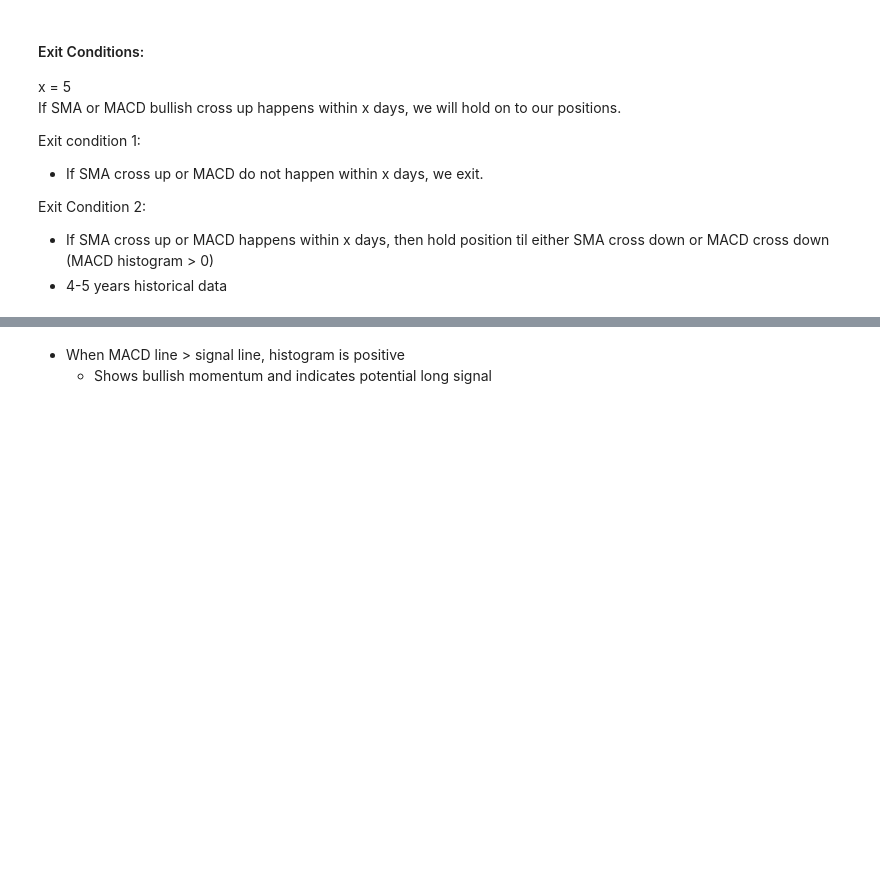
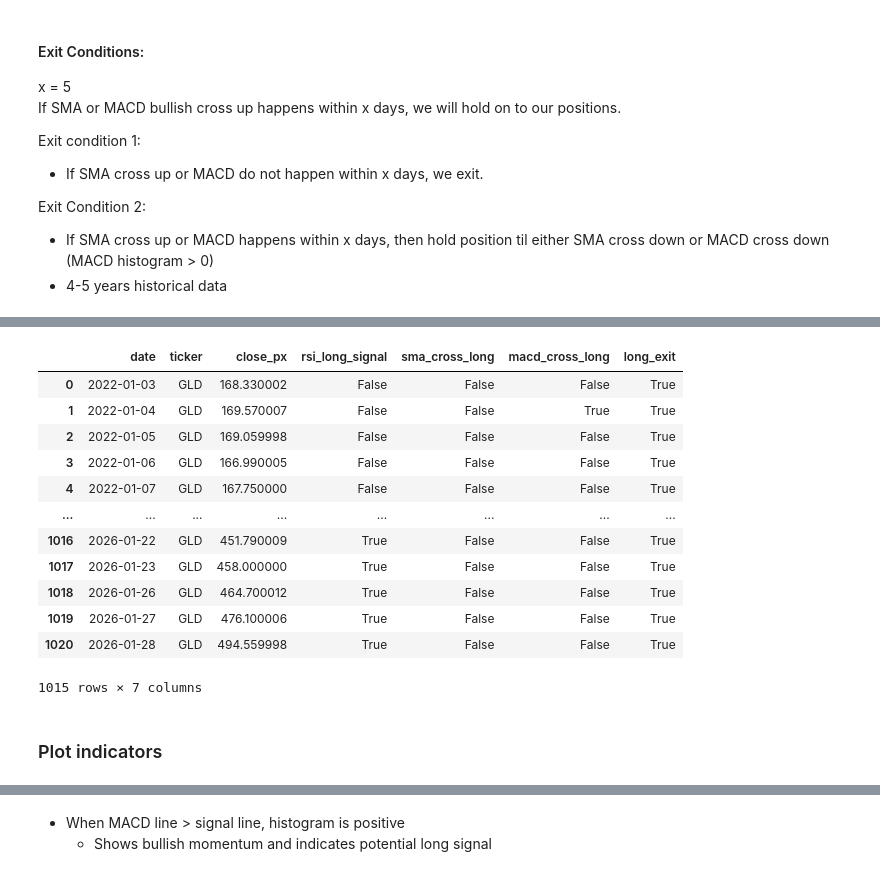
Before and after one commit to xyeng28/quant-strategy-backtester, a Jupyter notebook: notebooks/RSI_SMA_MACD_Backtesting.ipynb, the cells around one changed output, grey strips where cells are left out. Drawn from its saved outputs; the diff is of its cells as text; code cells hidden in the pictures; blank space fills up the shorter version.

```diff
--- a/notebooks/RSI_SMA_MACD_Backtesting.ipynb
+++ b/notebooks/RSI_SMA_MACD_Backtesting.ipynb
@@ -99,0 +214,20 @@ plot_macd(macd_df, ticker)
+# %%
+exit_df = df.copy()
+exit_df = exit_df[exit_df['long_exit'] == True][['date', 'ticker', 'close_px', 'rsi_long_signal', 'sma_cross_long', 'macd_cross_long', 'long_exit']]
+display(exit_df)
+# %% [output]
+|  | date | ticker | close_px | rsi_long_signal | sma_cross_long | macd_cross_long | long_exit |
+| 0 | 2022-01-03 | GLD | 168.330002 | False | False | False | True |
+| 1 | 2022-01-04 | GLD | 169.570007 | False | False | True | True |
+| 2 | 2022-01-05 | GLD | 169.059998 | False | False | False | True |
+| 3 | 2022-01-06 | GLD | 166.990005 | False | False | False | True |
+| 4 | 2022-01-07 | GLD | 167.750000 | False | False | False | True |
+| ... | ... | ... | ... | ... | ... | ... | ... |
+| 1016 | 2026-01-22 | GLD | 451.790009 | True | False | False | True |
+| 1017 | 2026-01-23 | GLD | 458.000000 | True | False | False | True |
+| 1018 | 2026-01-26 | GLD | 464.700012 | True | False | False | True |
+| 1019 | 2026-01-27 | GLD | 476.100006 | True | False | False | True |
+| 1020 | 2026-01-28 | GLD | 494.559998 | True | False | False | True |
+1015 rows × 7 columns
+# %% [markdown]
+### Plot indicators
```
Also changed, not shown: parts of 33 cells of this notebook, 6 other files.
